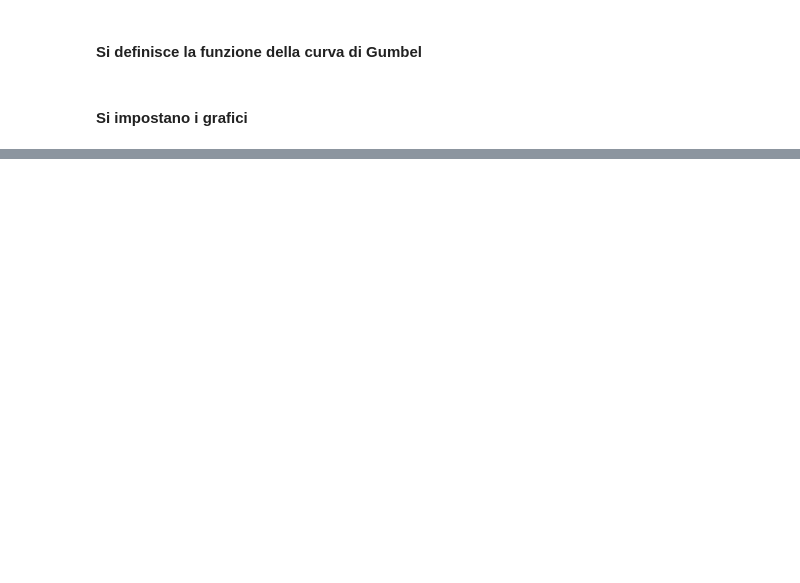
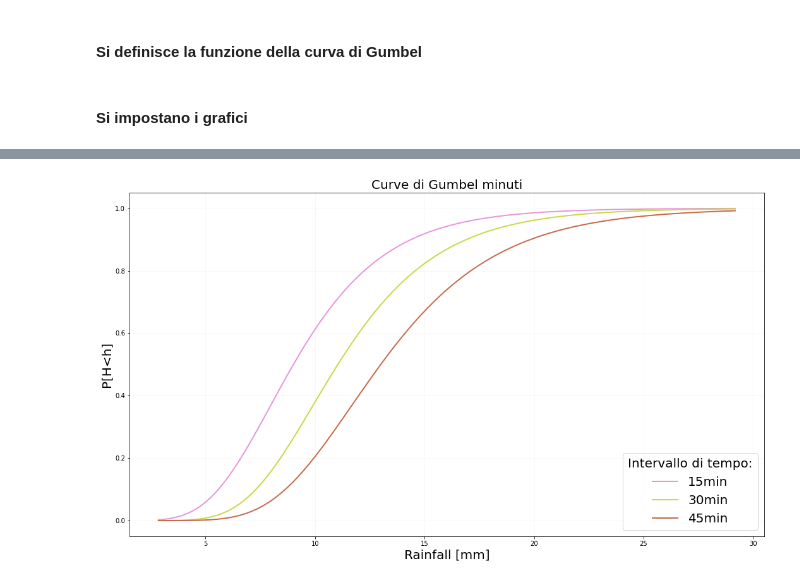
Before and after one commit to Fakkin/Laboratorio, a Jupyter notebook: Max Vero.ipynb, the cells around one changed output, grey strips where cells are left out. Cells and saved outputs as stored; diff of their text form; code cells hidden in the pictures; blank space fills up the shorter version.

```diff
--- a/Max Vero.ipynb
+++ b/Max Vero.ipynb
@@ -105,7 +92,0 @@ gb.columns=h
-# %%
-ax=gb.plot(color=c,figsize=(10,6))
-ax.set_title('Curve di Gumbel')
-ax.set_ylabel('P[H<h]')
-ax.set_xlabel('Precipitazione [mm]')
-ax.grid(True)
-ax.legend (title= "Intervallo di tempo [h]")
@@ -115,11 +92,0 @@ ax.legend (title= "Intervallo di tempo [h]")
-# %%
-ax=gb.plot(color=c,figsize=(12,8))
-ecdf={}
-for i in h:
-    ecdf.update({i:ECDF(data[i].dropna())})
-    ax.plot(data[i].dropna(),ecdf[i](data[i].dropna()),'o',c=colors[i])
-ax.set_title('Curve di Gumbel con ECDF')
-ax.set_xlabel('Rainfall (mm)')
-ax.set_ylabel('P[H<h]')
-ax.legend (title= "Intervallo di tempo [h]")
-ax.grid(True)
@@ -127,0 +101,27 @@ ax.grid(True)
+# %%
+def bbb(t_r,abs_a):
+    g=[]
+    h=[]
+    for i in range(len(abs_a.columns)):
+        h.append(abs_a.columns[i])
+    for i in h:
+        g.append(gumbel(t_r,abs_a,i))
+
+    gb=pd.DataFrame(g).T
+    gb.index=t_r
+    gb.columns=h
+    return gb
+# %%
+def grafG(df,title,x_label,y_label,leg_label,cx):
+    T=t_rain(df.T)
+    gb=bbb(T,df)
+    ax=gb.plot(figsize=(18,10),color=cx)
+    ax.set_title(title,size=MEDIUM_SIZE)
+    ax.set_xlabel(x_label)
+    ax.set_ylabel(y_label)
+    ax.grid(True,color='whitesmoke')
+    ax.legend (title= leg_label, loc=4, fontsize=MEDIUM_SIZE, title_fontsize=MEDIUM_SIZE)
+# %%
+grafG(abs_min.T,'Curve di Gumbel minuti','Rainfall [mm]','P[H<h]',"Intervallo di tempo:",c_min)
+# %% [output]
+[figure, added]
```
Also changed, not shown: parts of 19 cells of this notebook, 1 other file.
